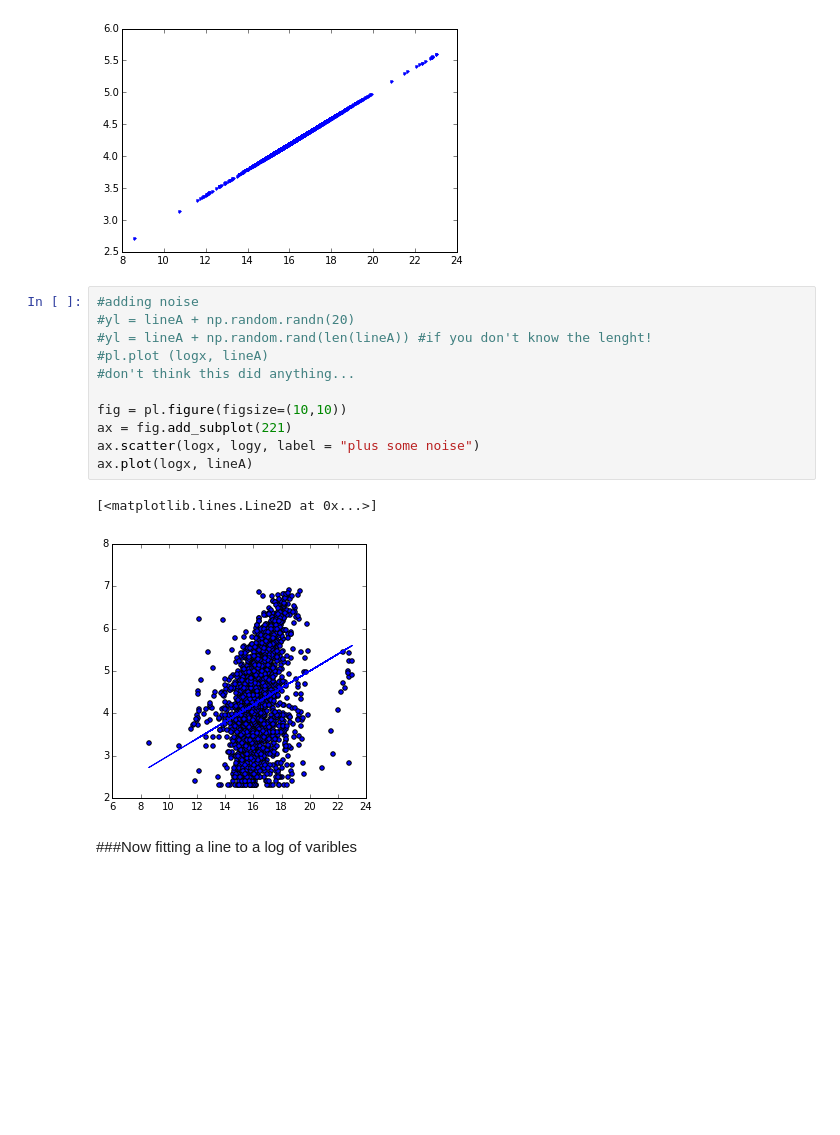
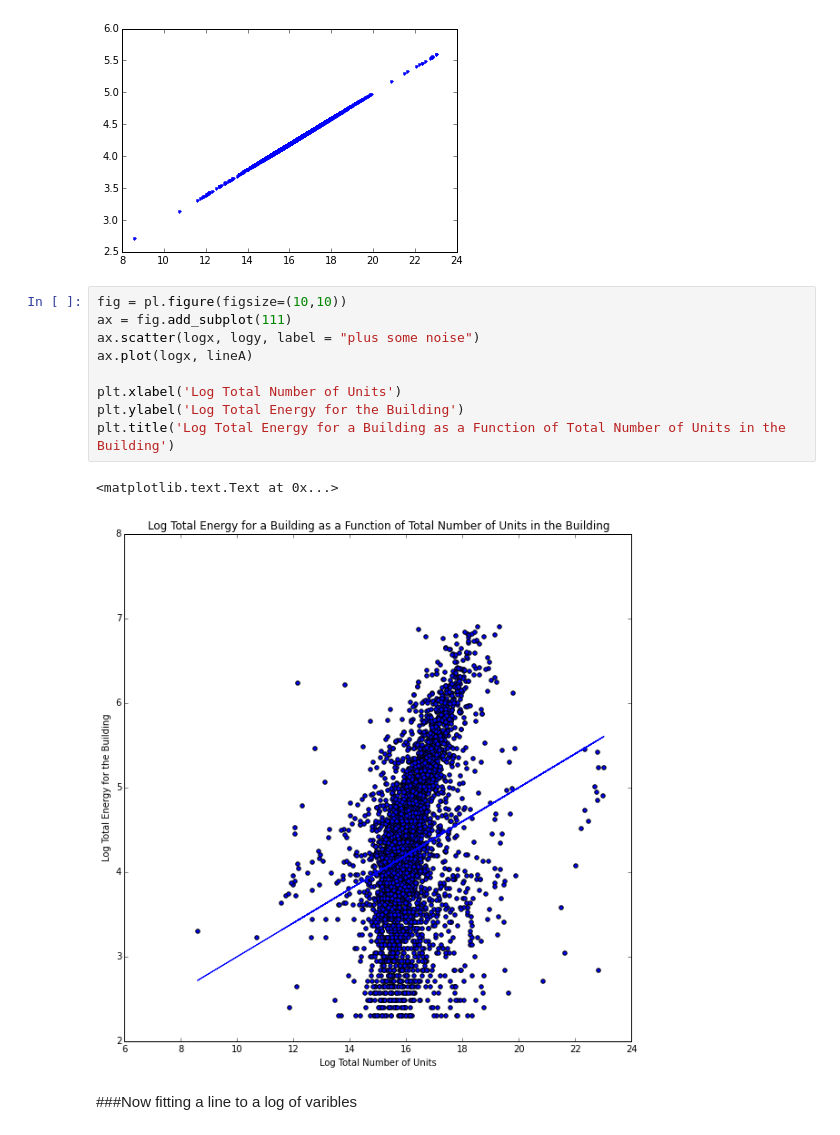
Before and after one commit to maryooh/PUI2015_mortiz, a Jupyter notebook: HW5/HW5- Assigment 1, energy use based on no. of units.ipynb, the cells around one changed output. Saved outputs shown, nothing was run; the diff lists cells and outputs as text; blank space fills up the shorter version.

```diff
--- a/HW5/HW5- Assigment 1, energy use based on no. of units.ipynb
+++ b/HW5/HW5- Assigment 1, energy use based on no. of units.ipynb
@@ -275,20 +271,18 @@ pl.plot (logx, lineA, '.')
 # %% [output]
 [<matplotlib.lines.Line2D at 0x...>]
 [figure]
-# %%
-#adding noise
-#yl = lineA + np.random.randn(20)
-#yl = lineA + np.random.rand(len(lineA)) #if you don't know the lenght!
-#pl.plot (logx, lineA)
-#don't think this did anything...
-
-fig = pl.figure(figsize=(10,10))
-ax = fig.add_subplot(221)
-ax.scatter(logx, logy, label = "plus some noise")
-ax.plot(logx, lineA)
-# %% [output]
-[<matplotlib.lines.Line2D at 0x...>]
-[figure, removed]
+# %%
+fig = pl.figure(figsize=(10,10))
+ax = fig.add_subplot(111)
+ax.scatter(logx, logy, label = "plus some noise")
+ax.plot(logx, lineA)
+
+plt.xlabel('Log Total Number of Units')
+plt.ylabel('Log Total Energy for the Building')
+plt.title('Log Total Energy for a Building as a Function of Total Number of Units in the Building')
+# %% [output]
+<matplotlib.text.Text at 0x...>
+[figure, added]
 # %% [markdown]
 ###Now fitting a line to a log of varibles
 # %%
```
Also changed, not shown: parts of 13 cells of this notebook.
